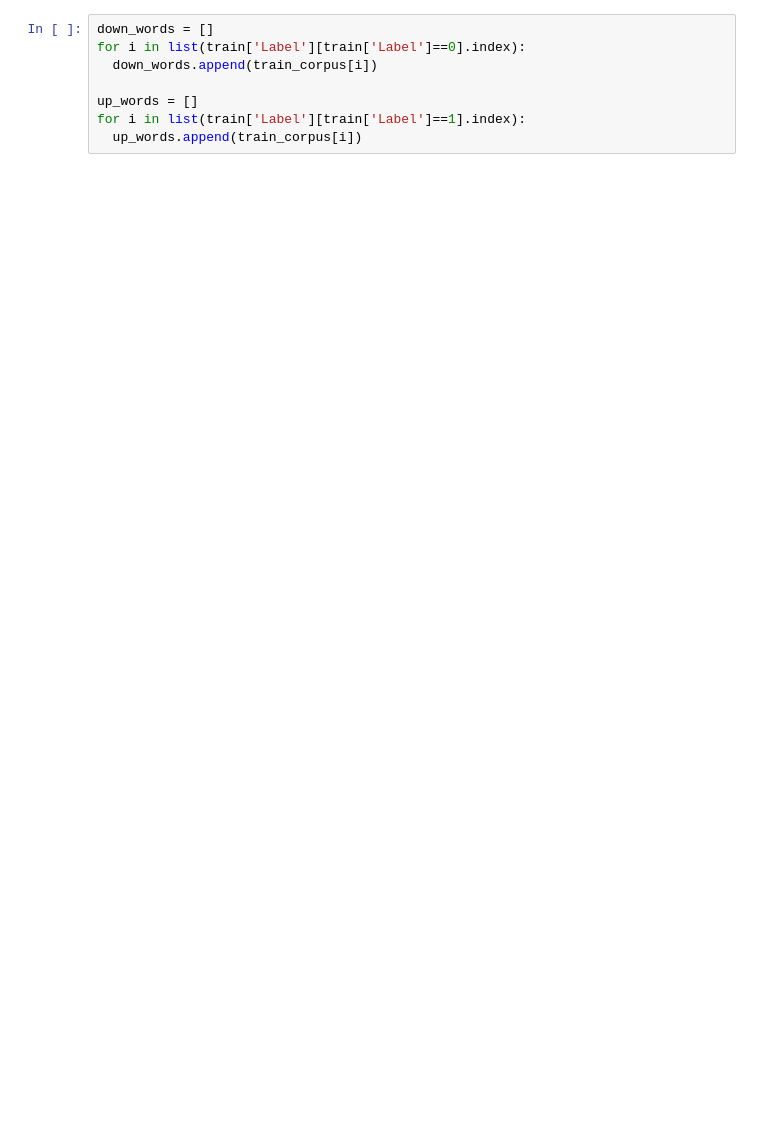
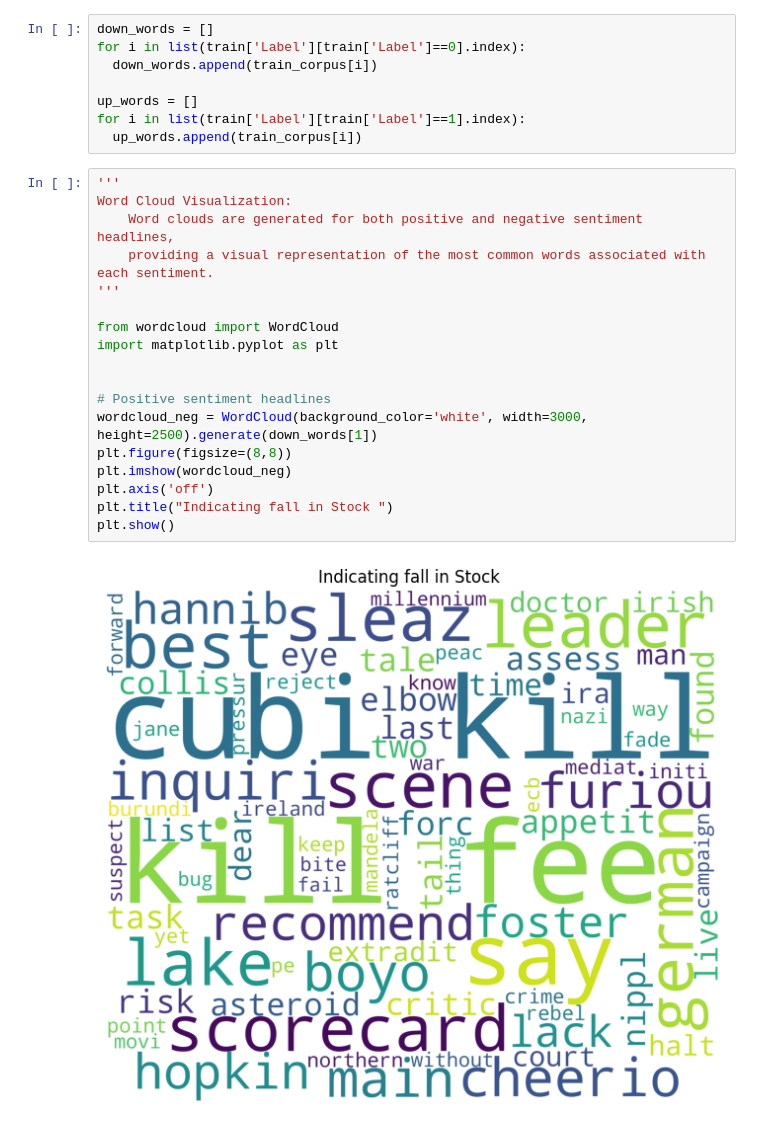
Before and after one commit to Anurag607/Stock-Sentiment-Analysis-using-News-Headlines, a Jupyter notebook: StockAnalysis.ipynb, the cells around one changed output. Drawn from its saved outputs; the diff is of its cells as text; blank space fills up the shorter version.

```diff
--- a/StockAnalysis.ipynb
+++ b/StockAnalysis.ipynb
@@ -194,4 +196,24 @@ for i in list(train['Label'][train['Label']==0].index):
 up_words = []
 for i in list(train['Label'][train['Label']==1].index):
   up_words.append(train_corpus[i])
+# %%
+'''
+Word Cloud Visualization:
+    Word clouds are generated for both positive and negative sentiment headlines,
+    providing a visual representation of the most common words associated with each sentiment.
+'''
+
+from wordcloud import WordCloud
+import matplotlib.pyplot as plt
+
+
+# Positive sentiment headlines
+wordcloud_neg = WordCloud(background_color='white', width=3000, height=2500).generate(down_words[1])
+plt.figure(figsize=(8,8))
+plt.imshow(wordcloud_neg)
+plt.axis('off')
+plt.title("Indicating fall in Stock ")
+plt.show()
+# %% [output]
+[figure, added]
 # %%
```
Also changed, not shown: parts of 23 cells of this notebook, 1 other file.
